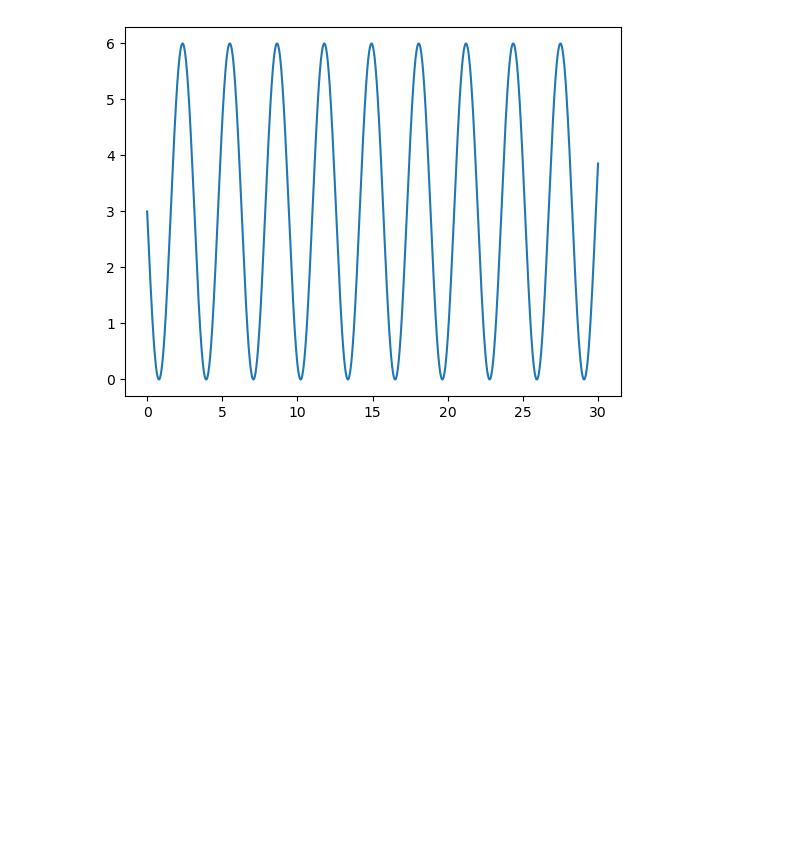
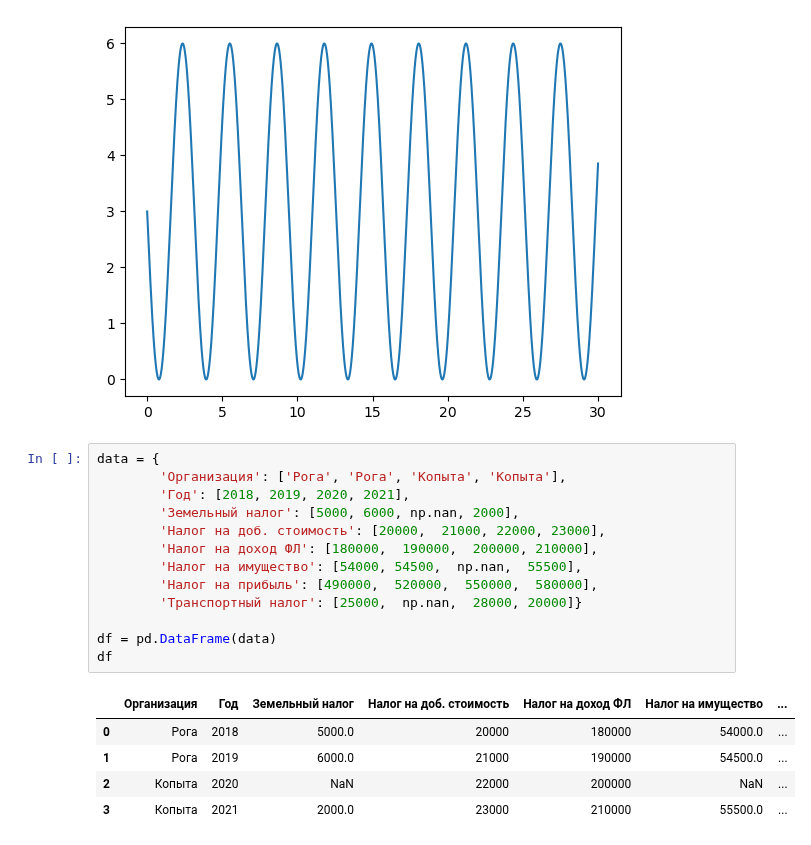
Before and after one commit to gbrs/ipython_notebook_probes, a Jupyter notebook: Probe.ipynb, the cells around one changed output. Cells and saved outputs as stored; diff of their text form; blank space fills up the shorter version.

```diff
--- a/Probe.ipynb
+++ b/Probe.ipynb
@@ -1091,3 +1091,22 @@ array([3.        , 2.940004  , 2.880032  , 2.82010798, 2.76025592,
 sns.lineplot(x=xx, y=yy);
 # %% [output]
 [figure]
+# %%
+data = {
+        'Организация': ['Рога', 'Рога', 'Копыта', 'Копыта'],
+        'Год': [2018, 2019, 2020, 2021],
+        'Земельный налог': [5000, 6000, np.nan, 2000],
+        'Налог на доб. стоимость': [20000,  21000, 22000, 23000],
+        'Налог на доход ФЛ': [180000,  190000,  200000, 210000],
+        'Налог на имущество': [54000, 54500,  np.nan,  55500],
+        'Налог на прибыль': [490000,  520000,  550000,  580000],
+        'Транспортный налог': [25000,  np.nan,  28000, 20000]}
+
+df = pd.DataFrame(data)
+df
+# %% [output]
+|  | Организация | Год | Земельный налог | Налог на доб. стоимость | Налог на доход ФЛ | Налог на имущество | ... |
+| 0 | Рога | 2018 | 5000.0 | 20000 | 180000 | 54000.0 | ... |
+| 1 | Рога | 2019 | 6000.0 | 21000 | 190000 | 54500.0 | ... |
+| 2 | Копыта | 2020 | NaN | 22000 | 200000 | NaN | ... |
+| 3 | Копыта | 2021 | 2000.0 | 23000 | 210000 | 55500.0 | ... |
```
Also changed, not shown: parts of 4 cells of this notebook, 1 other file.
